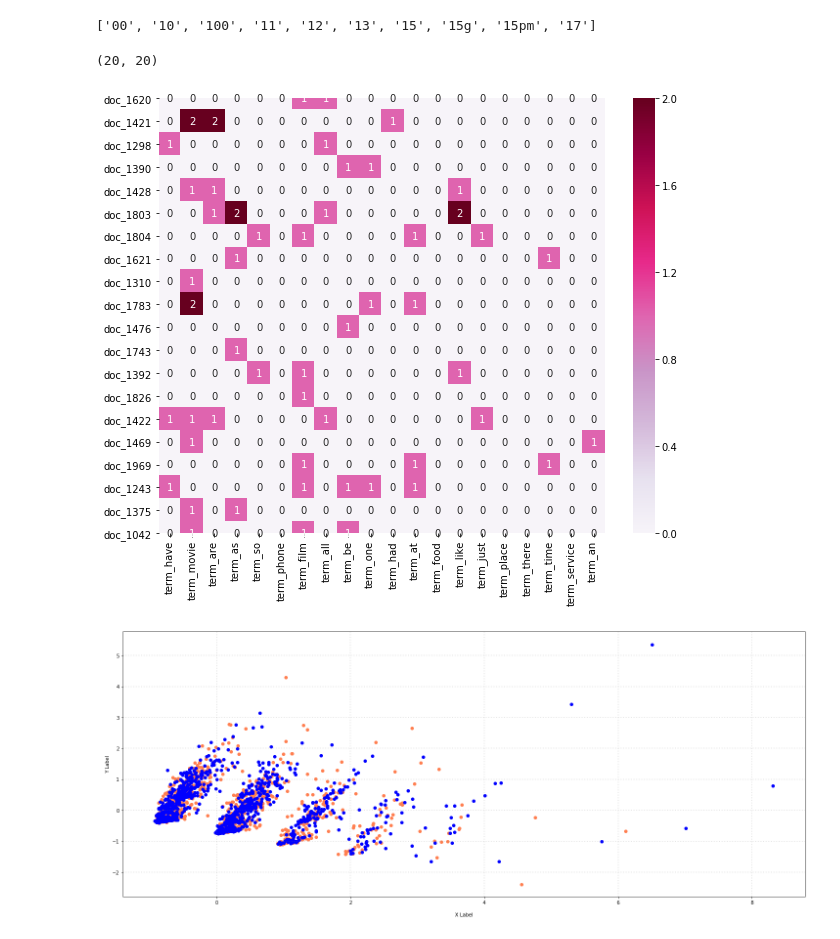
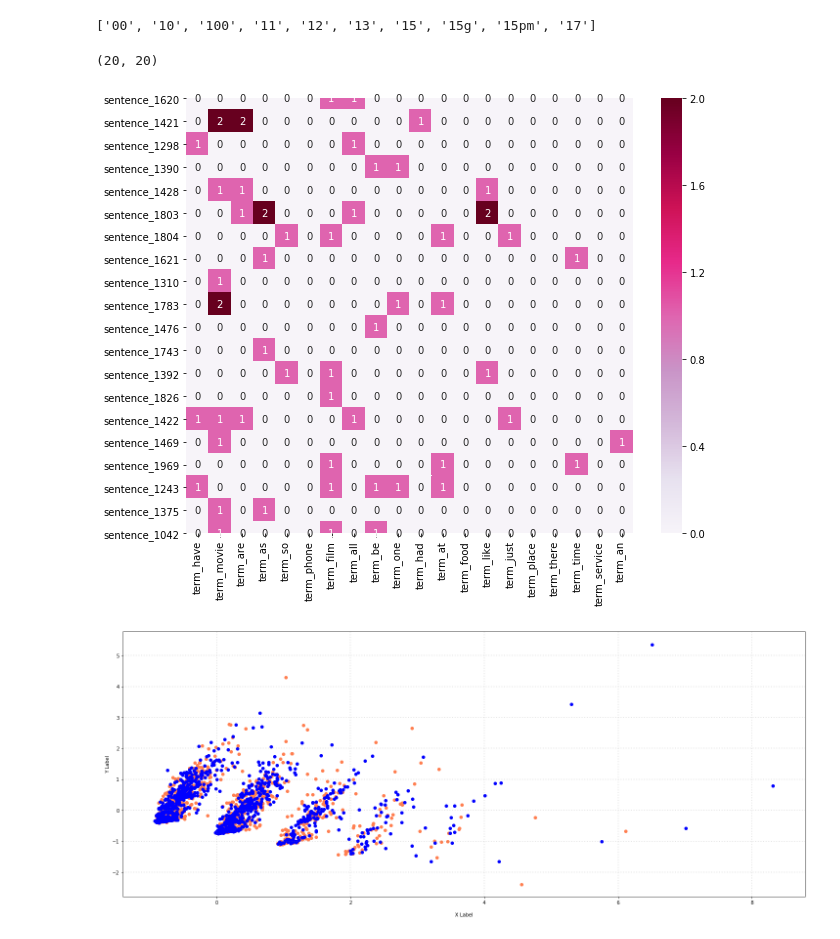
Before and after one commit to jeffery625988/DM2020-Lab1-Master, a Jupyter notebook: DM2020-Lab1-Homework.ipynb, the cells around one changed output. Cells and saved outputs as stored; diff of their text form; code cells hidden in the pictures.

```diff
--- a/DM2020-Lab1-Homework.ipynb
+++ b/DM2020-Lab1-Homework.ipynb
@@ -283,7 +283,7 @@ present_doc_index = sorted(range(len(doc_word)), key=lambda k: doc_word[k],rever
 present_doc = []
 
 for i in present_doc_index:
-    present_doc.append("doc_"+ str(list(X.index)[i]))
+    present_doc.append("sentence_"+ str(list(X.index)[i]))
 
 
 
@@ -297,35 +297,35 @@ present_text = []
 for i in present_text_index:
     present_text.append("term_"+str(count_vect.get_feature_names()[i]))
 
 
 
 
 
 #plot
 plot_x = present_text
 plot_y = present_doc
 plot_z = np.zeros((20,20),dtype=int)
 a=0
 for i in present_text_index:
     b=0
     for j in present_doc_index:
         plot_z[b][a] = X_counts[j,i]
         b=b+1
 
     a=a+1
 
 
-print(plot_z.shape)
+
 df_todraw = pd.DataFrame(plot_z, columns = plot_x, index = plot_y)
 plt.subplots(figsize=(10, 8))
 max_word = max(np.sum(A,axis=0))
 
 ax = sns.heatmap(df_todraw,
                  cmap="PuRd",
                  vmin=0, vmax=2, annot=True)
 # %% [output]
 (20, 20)
-[figure, old version]
+[figure, new version]
 # %%
 #Dimensionality Reduction
 from sklearn.decomposition import PCA
```
Also changed, not shown: parts of 6 cells of this notebook, 1 other file.
